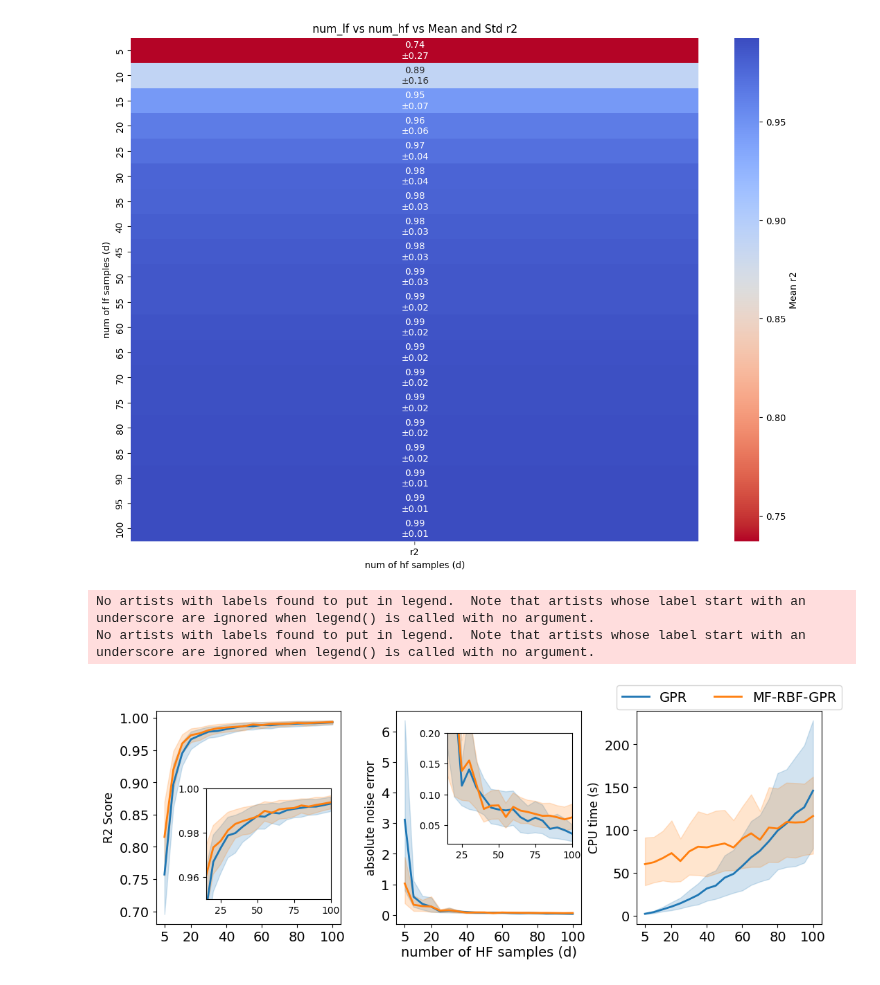
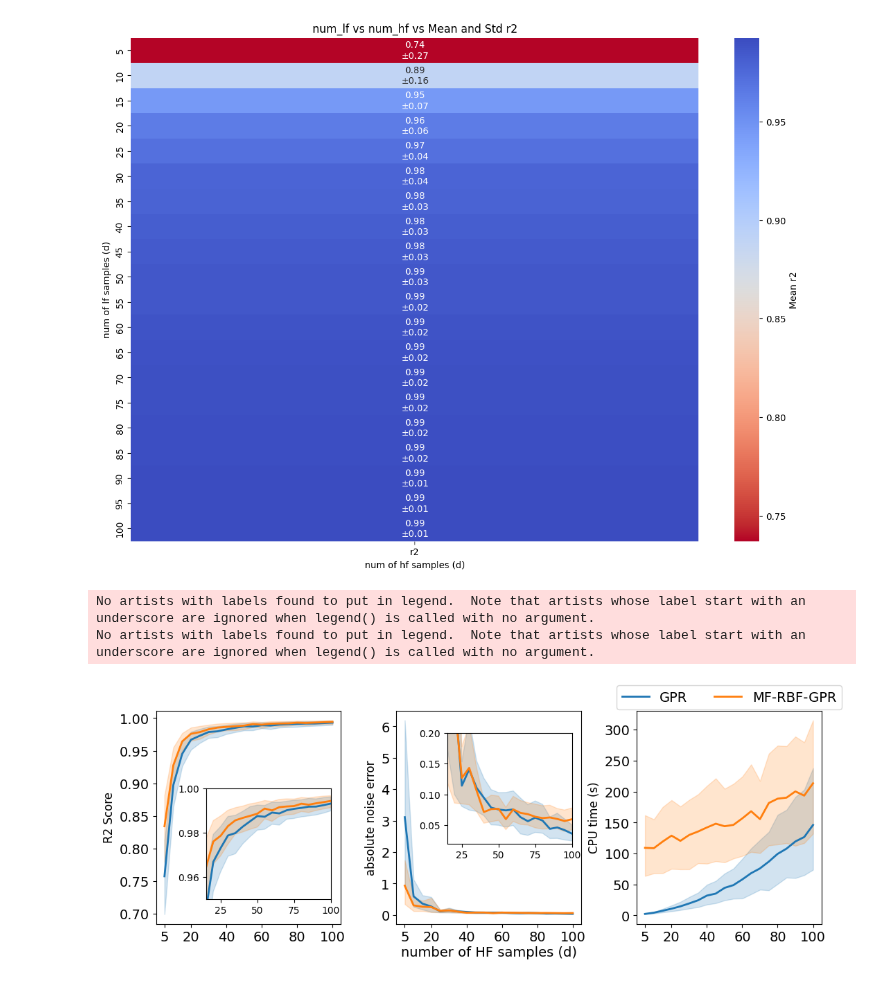
Before and after one commit to bessagroup/mfbml, a Jupyter notebook: studies/Data_scarce_comprehensive_experiments/MF_RBF_GPR_experiments/results_analysis/postprocess_results_hf.ipynb, the cells around one changed output. Saved outputs shown, nothing was run; the diff lists cells and outputs as text; code cells hidden in the pictures.

Commit message:
postprocess results of hpc cluster

```diff
--- a/studies/Data_scarce_comprehensive_experiments/MF_RBF_GPR_experiments/results_analysis/postprocess_results_hf.ipynb
+++ b/studies/Data_scarce_comprehensive_experiments/MF_RBF_GPR_experiments/results_analysis/postprocess_results_hf.ipynb
@@ -9,7 +9,7 @@ from matplotlib.patches import Patch
 problem_sets = [
     "Bohachevsky",
     "Booth",
-    # "mf_Borehole",
+    "Borehole",
     "CurrinExp",
     "Hartman3",
     "Hartman6",
@@ -23,7 +23,8 @@ problem_sets = [
 mf_rbf_gpr_results = pd.DataFrame()
 # use a for loop to read all csv files
 for problem_set in problem_sets:
-    input = pd.read_csv("../" + problem_set + "/exp_mf_rbf_gpr_input.csv", index_col=0)
+    input = pd.read_csv("../" + problem_set +
+                        "/exp_mf_rbf_gpr_input.csv", index_col=0)
     output = pd.read_csv(
         "../" + problem_set + "/exp_mf_rbf_gpr_output.csv", index_col=0
     )
@@ -37,7 +38,8 @@ for problem_set in problem_sets:
 gpr_input = pd.read_csv("../gpr_expriments/exp_gpr_input.csv", index_col=0)
 gpr_output = pd.read_csv("../gpr_expriments/exp_gpr_output.csv", index_col=0)
 # merge input and output dataframes
-gpr_results = pd.merge(gpr_input, gpr_output, left_index=True, right_index=True)
+gpr_results = pd.merge(gpr_input, gpr_output,
+                       left_index=True, right_index=True)
 # %%
 # add one more column to calculate the error of noise_level
 mf_rbf_gpr_results["noise_error"] = np.abs(
@@ -188,7 +190,8 @@ axes[2].set_xticks([5, 20, 40, 60, 80, 100])
 
 # set font size
 font_size = 14
-plt.legend(loc="upper center", bbox_to_anchor=(0.5, 1.15), ncol=2, fontsize=font_size)
+plt.legend(loc="upper center", bbox_to_anchor=(
+    0.5, 1.15), ncol=2, fontsize=font_size)
 plt.subplots_adjust(left=0.1, right=0.9, wspace=0.3)
 axes[0].tick_params(labelsize=font_size)
 axes[1].tick_params(labelsize=font_size)
@@ -228,37 +231,40 @@ ax_inset0.set_ylabel("")
 
 
 # zoomed in plot
 ax_inset1 = plt.axes([0.45, 0.4, 0.15, 0.40])
 sns.lineplot(
     data=gpr_results_noise_3,
     x="num_sample",
     y="noise_error",
     linewidth=2,
     ax=ax_inset1,
 )
 sns.lineplot(
     data=mf_rbf_gpr_200,
     x="num_hf",
     y="noise_error",
     linewidth=2,
     ax=ax_inset1,
 )
 
 ax_inset1.set_xlim([15.0, 100.0])
 ax_inset1.set_ylim([0.02, 0.2])
 ax_inset1.legend().set_visible(False)
 ax_inset1.set_xlabel("")
 ax_inset1.set_ylabel("")
 # Adjust layout
-plt.savefig("gpr_comparison_at_200lf_samples.png", dpi=300, bbox_inches="tight")
-plt.savefig("gpr_comparison_at_200lf_samples.pdf", dpi=300, bbox_inches="tight")
-plt.savefig("gpr_comparison_at_200lf_samples.svg", dpi=300, bbox_inches="tight")
+plt.savefig("gpr_comparison_at_200lf_samples.png",
+            dpi=300, bbox_inches="tight")
+plt.savefig("gpr_comparison_at_200lf_samples.pdf",
+            dpi=300, bbox_inches="tight")
+plt.savefig("gpr_comparison_at_200lf_samples.svg",
+            dpi=300, bbox_inches="tight")
 
 plt.show()
 # %% [output]
 No artists with labels found to put in legend.  Note that artists whose label start with an underscore are ignored when legend() is called with no argument.
 No artists with labels found to put in legend.  Note that artists whose label start with an underscore are ignored when legend() is called with no argument.
-[figure, old version]
+[figure, new version]
 # %%
 # Define colors corresponding to each problem
 colors = {
```
Also changed, not shown: parts of 2 cells of this notebook, 13 other files.
